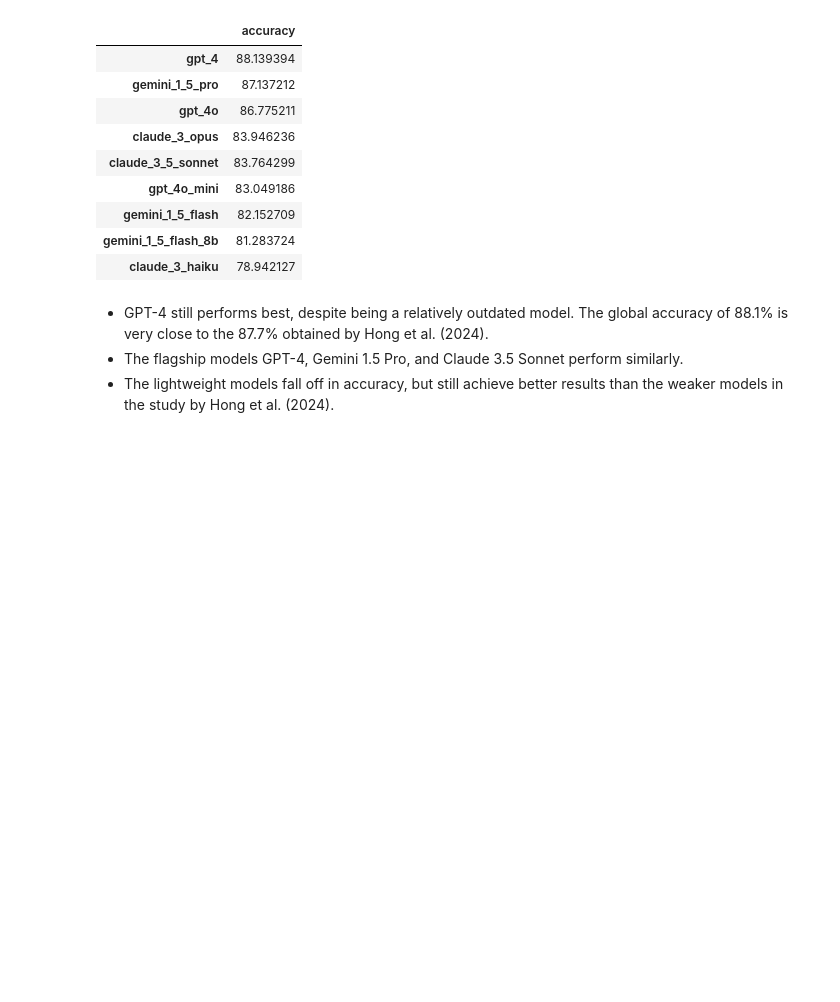
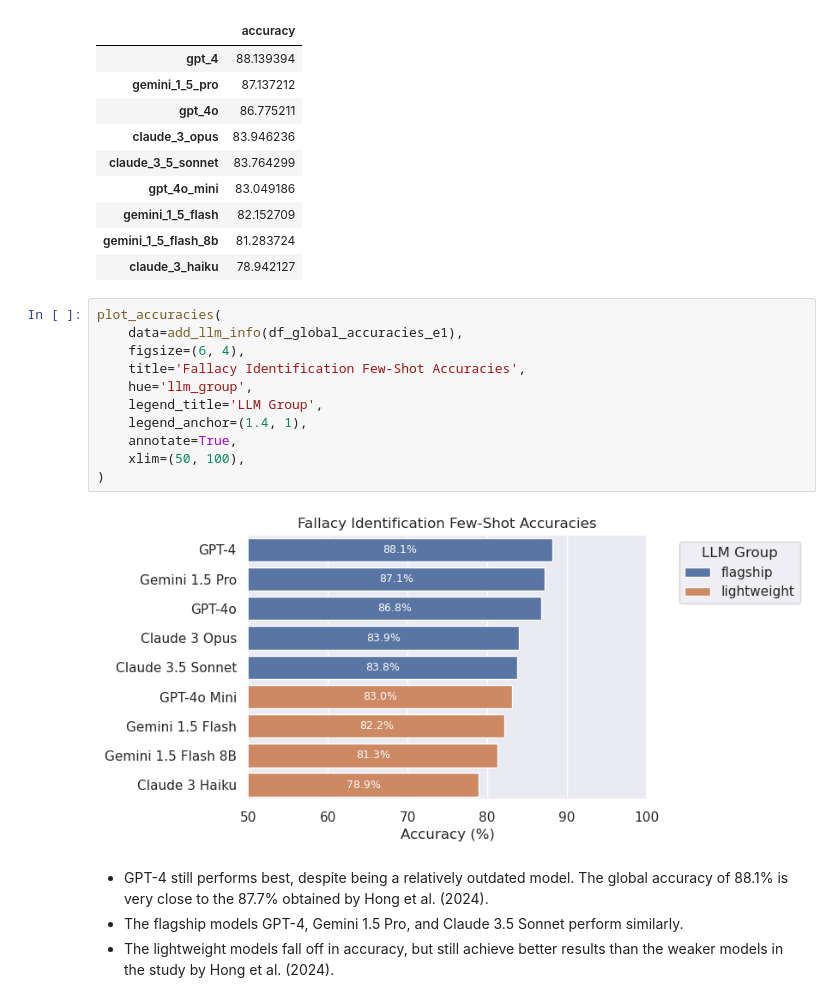
Before and after one commit to aimfeld/fallacy-detection, a Jupyter notebook: fallacy-identification.ipynb, the cells around one changed output. Saved outputs shown, nothing was run; the diff lists cells and outputs as text; blank space fills up the shorter version.

```diff
--- a/fallacy-identification.ipynb
+++ b/fallacy-identification.ipynb
@@ -105,6 +105,19 @@ df_global_accuracies_e1
 | gemini_1_5_flash | 82.152709 |
 | gemini_1_5_flash_8b | 81.283724 |
 | claude_3_haiku | 78.942127 |
+# %%
+plot_accuracies(
+    data=add_llm_info(df_global_accuracies_e1),
+    figsize=(6, 4),
+    title='Fallacy Identification Few-Shot Accuracies',
+    hue='llm_group',
+    legend_title='LLM Group',
+    legend_anchor=(1.4, 1),
+    annotate=True,
+    xlim=(50, 100),
+)
+# %% [output]
+[figure, added]
 # %% [markdown]
 - GPT-4 still performs best, despite being a relatively outdated model. The global accuracy of 88.1% is very close to the 87.7% obtained by Hong et al. (2024).
 - The flagship models GPT-4, Gemini 1.5 Pro, and Claude 3.5 Sonnet perform similarly.
```
Also changed, not shown: parts of 8 cells of this notebook, 1 other file.
